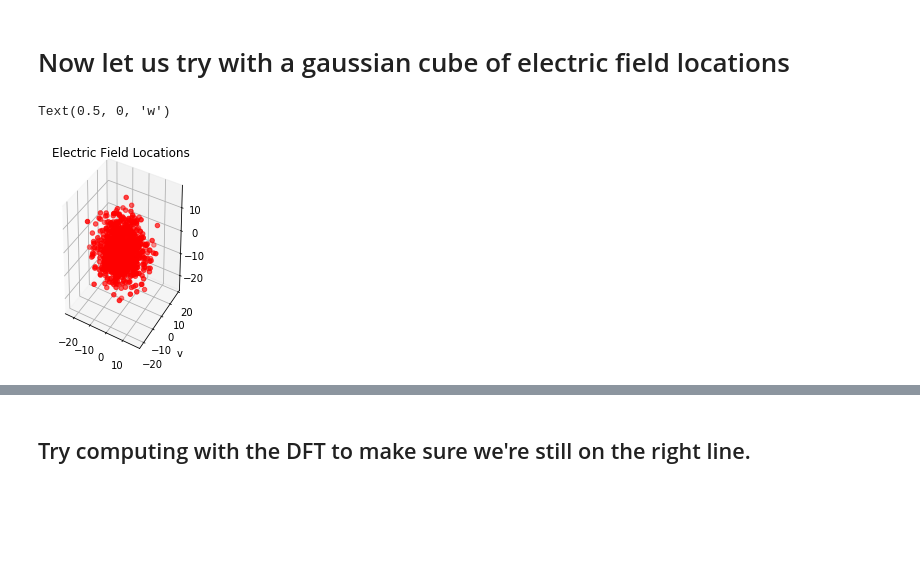
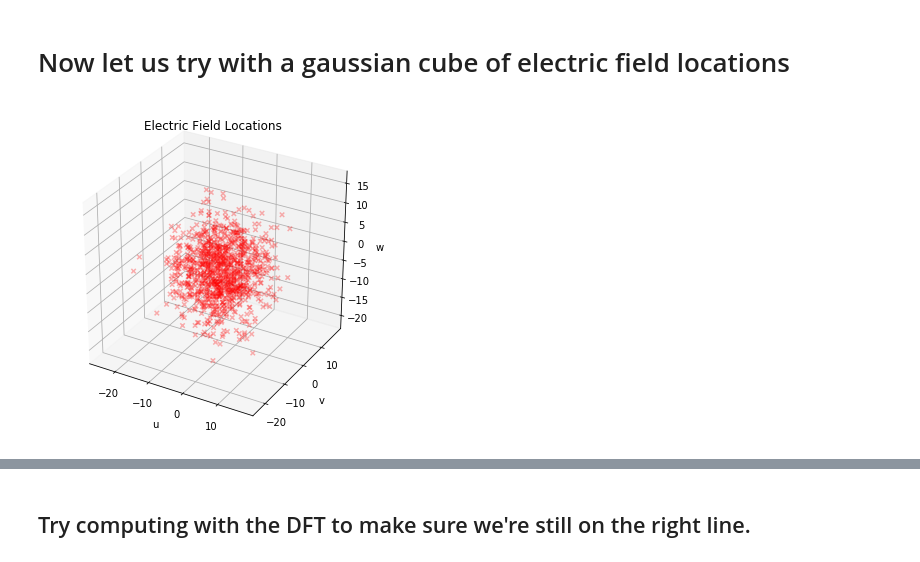
Before and after one commit to epic-astronomy/EPIC-Wide-Field, a Jupyter notebook: grid-EPIC-wstack.ipynb, the cells around one changed output, grey strips where cells are left out. Cells and saved outputs as stored; diff of their text form; code cells hidden in the pictures; blank space fills up the shorter version.

Commit message:
Paper plots and DFT work

```diff
--- a/grid-EPIC-wstack.ipynb
+++ b/grid-EPIC-wstack.ipynb
@@ -1326,17 +1329,19 @@ def plot_celestial_sphere(image,title='Celestial Sphere',norm=None,l_max_min=1,m
 # %%
 # Generate a gaussian cube
 locations_gaussian = calculate_gaussian_volume_of_points(1024)
 
 us = locations_gaussian[:,0]
 vs = locations_gaussian[:,1]
 ws = locations_gaussian[:,2]
-ax = plt.subplot(121, projection='3d')
-ax.scatter(us,vs,ws, color='red')
+fig = plt.figure(figsize=(6,6))
+ax = fig.add_subplot(111,projection='3d')
+#ax = plt.subplot(111, projection='3d')
+ax.scatter(us,vs,ws, color='red',marker='x',alpha=0.3)
 ax.set_title('Electric Field Locations')
 ax.set_xlabel('u'); ax.set_ylabel('v'); ax.set_zlabel('w')
+plt.savefig('efield_locs.pdf')
 # %% [output]
-Text(0.5, 0, 'w')
-[figure, old version]
+[figure, new version]
 # %%
 locations_uvw = locations_gaussian/(wl/2)
 
```
Also changed, not shown: parts of 59 cells of this notebook, 2 other files.
